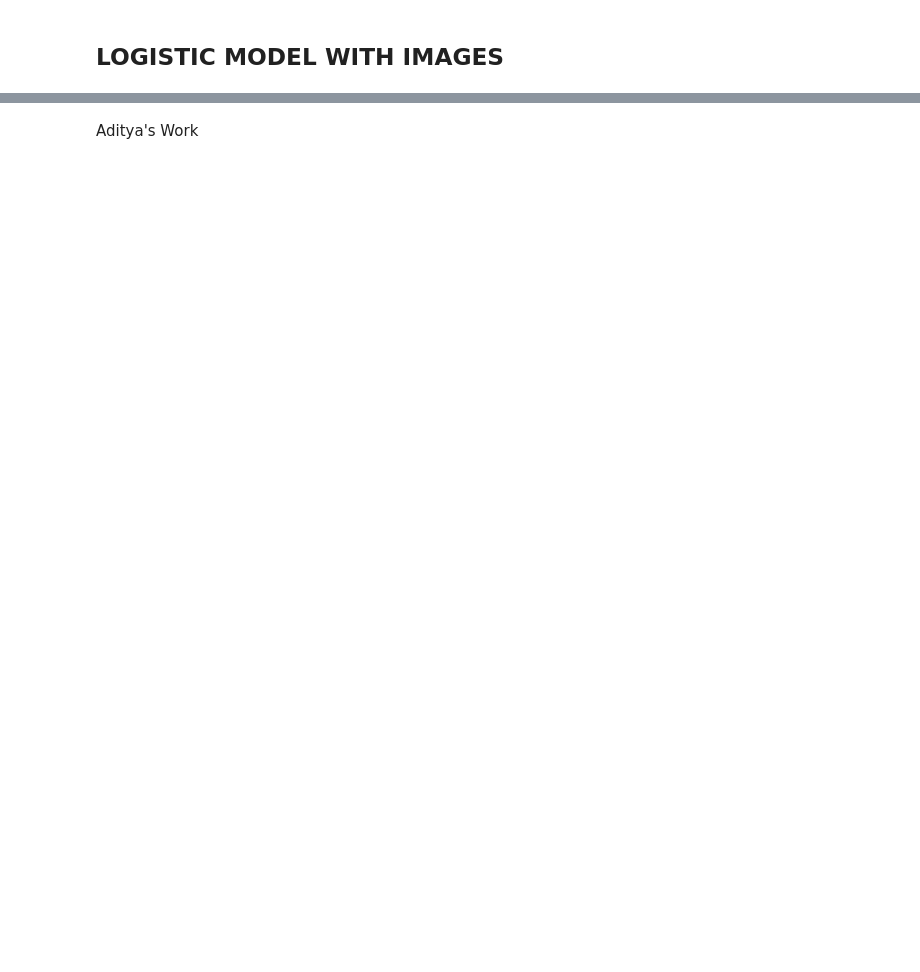
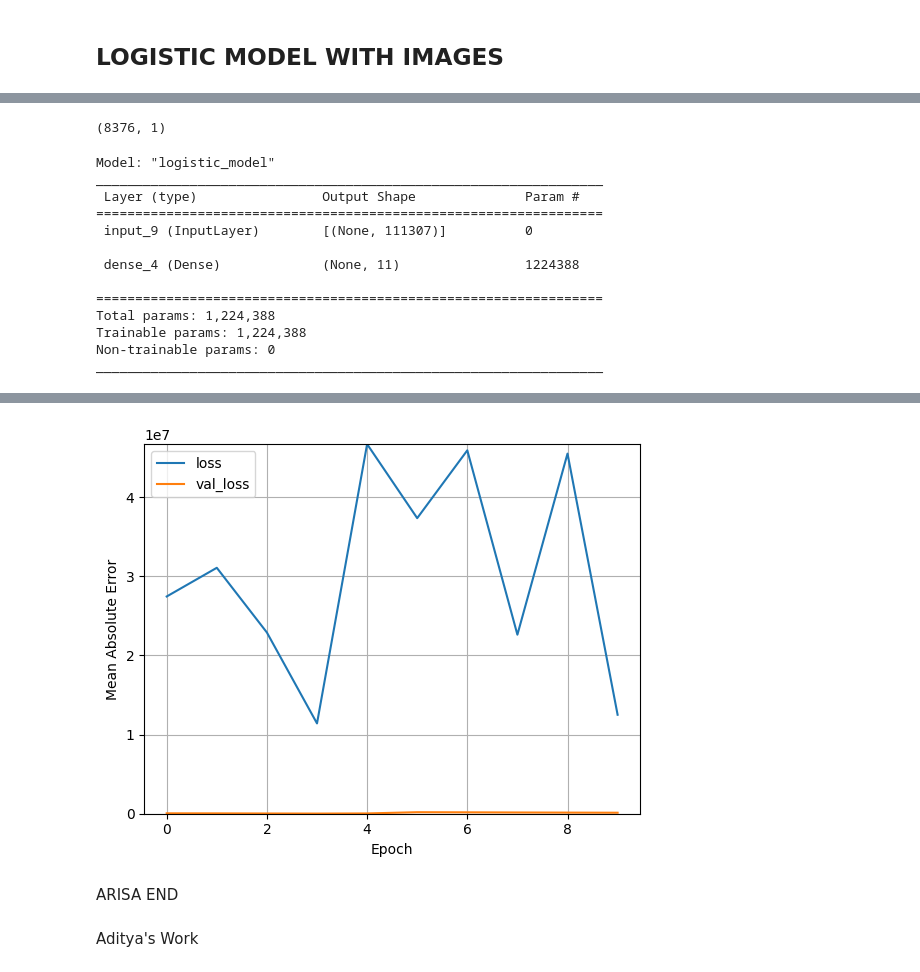
Before and after one commit to arisanguyen/210_Capstone_Aditya_Arisa_Noriel, a Jupyter notebook: abajaj_modeling.ipynb, the cells around one changed output, grey strips where cells are left out. Cells and saved outputs as stored; diff of their text form; code cells hidden in the pictures; blank space fills up the shorter version.

```diff
--- a/abajaj_modeling.ipynb
+++ b/abajaj_modeling.ipynb
@@ -233,0 +266,3 @@ plot_loss(history)
+# %%
+tiles_binned = pd.read_csv(r'Data/Tiles_binned.csv')
+tiles_binned.head(5)
@@ -234,7 +276,7 @@ plot_loss(history)
 # %%
 x_train, x_test, y_train, y_test = train_test_split(
-                                    tiles_binned[input_x],
-                                    tiles_binned['bin],
+                                    tiles_binned[['Tile_ID','Collisions_Historical', 'Mid_lat','Mid_long', 'Stop_Signs', 'Paving_historical', 'Bus_stop','RTTYP_I','RTTYP_M','RTTYP_O','RTTYP_S','RTTYP_U']],
+                                    tiles_binned['bin'],
                                     random_state=104,
                                     test_size=0.20,
                                     shuffle=True)
@@ -240,0 +322,5 @@ x_train, x_test, y_train, y_test = train_test_split(
+# %%
+input_image_street = np.hstack(
+    (street_mini.reshape((len(x_train),11)),
+     images_mini.reshape(len(x_train),111296))
+)
@@ -241,33 +339,74 @@ x_train, x_test, y_train, y_test = train_test_split(
+# %%
+y_train_2 = []
+for row in y_train:
+    y_train_2.append([row])
+y_train_2 = np.stack(y_train_2)
+np.shape(y_train_2)
+# %% [output]
+(8376, 1)
 # %%
 # x: 'Collisions_Historical', 'Mid_lat','Mid_long', 'Stop_Signs', 'Paving_historical', 'Bus_stop','RTTYP_I','RTTYP_M','RTTYP_O','RTTYP_S','RTTYP_U'
 # y: 'Collisions_Future'
 
-def create_linear_model():
+def create_logistic_model():
     # DENSE LAYERS
     input = tf.keras.layers.Input(shape=(111307,))
 
-    outputs = layers.Dense(1)(input)
+    input = keras.layers.Flatten()(input)
 
-    linear_model = tf.keras.models.Model(inputs=input, outputs=outputs, name="linear_model")
+    outputs = keras.layers.Dense(units = 11, activation = 'softmax')(input)
 
-    linear_model.summary()
+    logistic_model = tf.keras.models.Model(inputs=input, outputs=outputs, name="logistic_model")
 
-    linear_model.compile(
+    logistic_model.summary()
+
+    logistic_model.compile(
         optimizer=tf.keras.optimizers.Adam(learning_rate=0.001),
-        loss='mean_squared_error'
+        loss="sparse_categorical_crossentropy",
+        metrics=['accuracy']
         )
 
-    return linear_model
+    return log_model
 
-linear_model = create_linear_model()
+logistic_model = create_logistic_model()
 
-history = linear_model.fit(
+class_weight = {0: 1,
+                1: 100000,
+                2: 100000,
+                3: 100000,
+                4: 100000,
+                5: 100000,
+                6: 100000,
+                7: 100000,
+                8: 100000,
+                9: 100000,
+                10: 100000,
+                #11: 100000,
+               }
+
+history = logistic_model.fit(
     input_image_street,
-     np.stack(y_train),
-    epochs=100,
+     y_train_2,
+    epochs=10,
     # Suppress logging.
      verbose=1,
     # Calculate validation results on 20% of the training data.
-    validation_split = 0.2)
+    validation_split = 0.2,
+    class_weight = class_weight
+    )
 
 plot_loss(history)
+# %% [output]
+Model: "logistic_model"
+_________________________________________________________________
+ Layer (type)                Output Shape              Param #
+=================================================================
+ input_9 (InputLayer)        [(None, 111307)]          0
+
+ dense_4 (Dense)             (None, 11)                1224388
+
+=================================================================
+Total params: 1,224,388
+Trainable params: 1,224,388
+Non-trainable params: 0
+_________________________________________________________________
@@ -274,3 +434,6 @@ plot_loss(history)
+[figure, added]
+# %% [markdown]
+ARISA END
 # %% [markdown]
 Aditya's Work
 # %%
```
Also changed, not shown: parts of 18 cells of this notebook, 1 other file.
